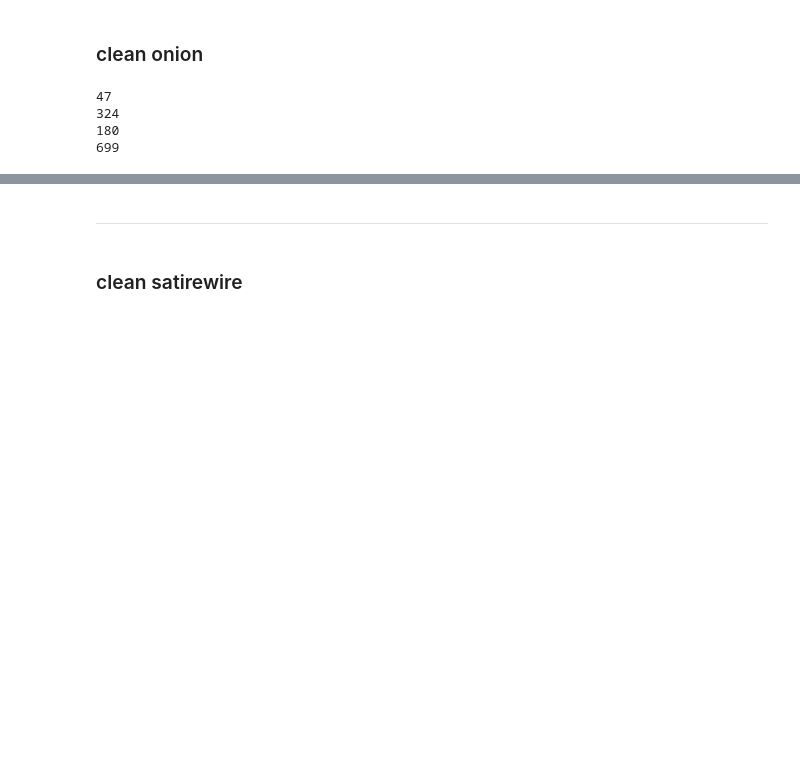
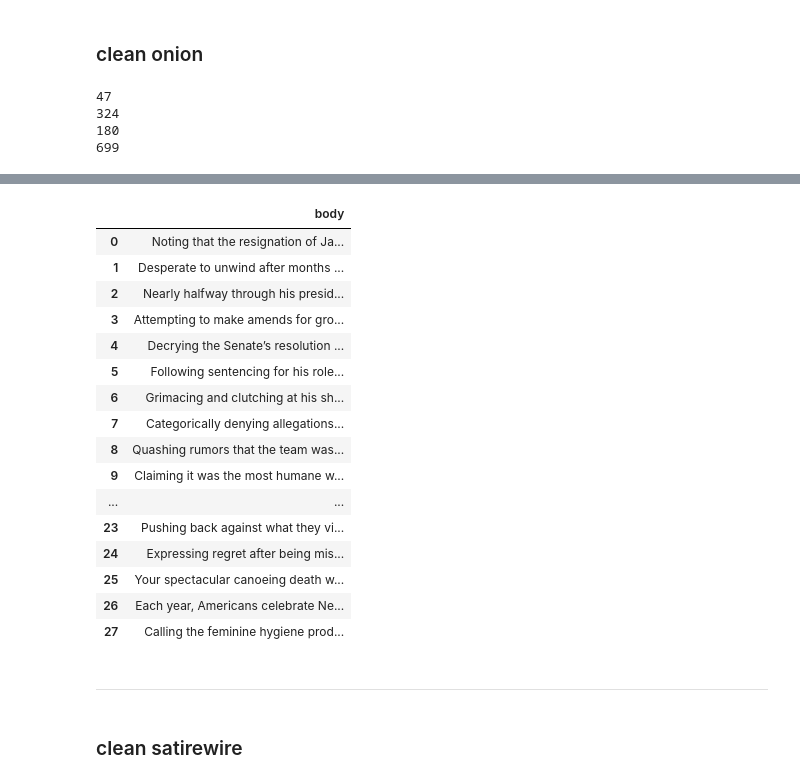
Before and after one commit to SproulHimself/satire_classification_project, a Jupyter notebook: after_proj_edits.ipynb, the cells around one changed output, grey strips where cells are left out. Cells and saved outputs as stored; diff of their text form; code cells hidden in the pictures; blank space fills up the shorter version.

Commit message:
updating onion scraper

```diff
--- a/after_proj_edits.ipynb
+++ b/after_proj_edits.ipynb
@@ -87,7 +111,26 @@ for i in range(0, len(cleaned_onions)):
 # %%
 # onion_df = pd.DataFrame(recleaned_onions)
 # onion_df.columns = ['body']
-onion_df.head()
+pd.set_option('max_colwidth',400)
+onion_df
+# %% [output]
+|  | body |
+| 0 | Noting that the resignation of Ja... |
+| 1 | Desperate to unwind after months ... |
+| 2 | Nearly halfway through his presid... |
+| 3 | Attempting to make amends for gro... |
+| 4 | Decrying the Senate’s resolution ... |
+| 5 | Following sentencing for his role... |
+| 6 | Grimacing and clutching at his sh... |
+| 7 | Categorically denying allegations... |
+| 8 | Quashing rumors that the team was... |
+| 9 | Claiming it was the most humane w... |
+| ... | ... |
+| 23 | Pushing back against what they vi... |
+| 24 | Expressing regret after being mis... |
+| 25 | Your spectacular canoeing death w... |
+| 26 | Each year, Americans celebrate Ne... |
+| 27 | Calling the feminine hygiene prod... |
 # %%
 # test_case = onion_df.iloc[4][1]
 # onion_df.columns = ['body']
```
Also changed, not shown: parts of 8 cells of this notebook, 2 other files.
